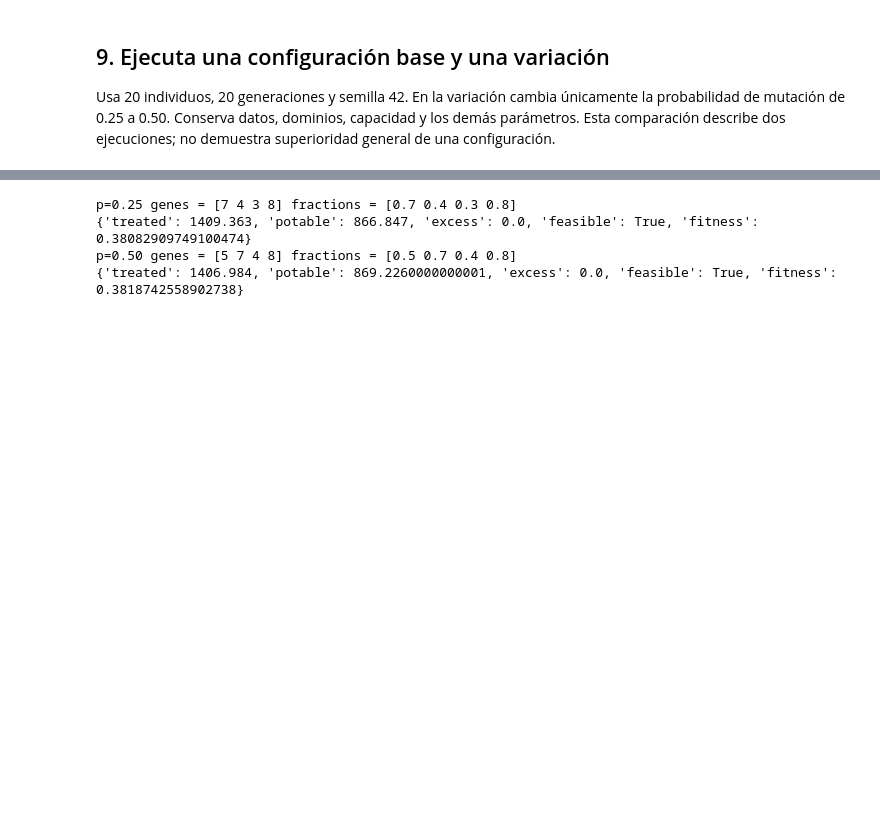
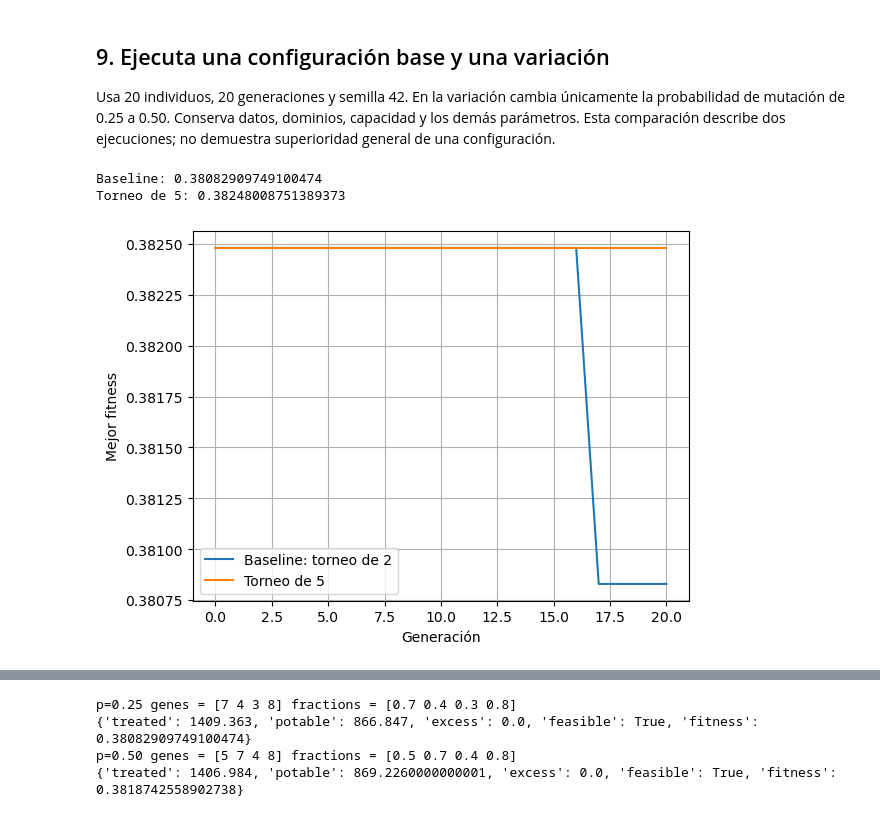
Before and after one commit to Zuka505/Reto, a Jupyter notebook: reto.ipynb, the cells around one changed output, grey strips where cells are left out. Cells and saved outputs as stored; diff of their text form; code cells hidden in the pictures; blank space fills up the shorter version.

Commit message:
torneo 5 - corrida

```diff
--- a/reto.ipynb
+++ b/reto.ipynb
@@ -355,0 +357,46 @@ def tournament5(population: list, rng: np.random.Generator) -> np.ndarray:
+# %%
+tournament_original = tournament
+
+# Baseline con torneo de 2
+baseline = run_ga(
+    population_size=20,
+    generations=20,
+    mutation_probability=0.25,
+    seed=42
+)
+# %%
+
+# temporalmente
+tournament = tournament5
+
+# Ejecutar variación con torneo de 5
+variant = run_ga(
+    population_size=20,
+    generations=20,
+    mutation_probability=0.25,
+    seed=42
+)
+
+# Restaurar función original
+tournament = tournament_original
+# %%
+# comparación
+print("Baseline:", baseline["history"][-1])
+print("Torneo de 5:", variant["history"][-1])
+# %% [output]
+Baseline: 0.38082909749100474
+Torneo de 5: 0.38248008751389373
+# %%
+# gráficas
+
+import matplotlib.pyplot as plt
+
+plt.plot(baseline["history"], label="Baseline: torneo de 2")
+plt.plot(variant["history"], label="Torneo de 5")
+plt.xlabel("Generación")
+plt.ylabel("Mejor fitness")
+plt.legend()
+plt.grid(True)
+plt.show()
+# %% [output]
+[figure, added]
```
Also changed, not shown: parts of 3 cells of this notebook.
